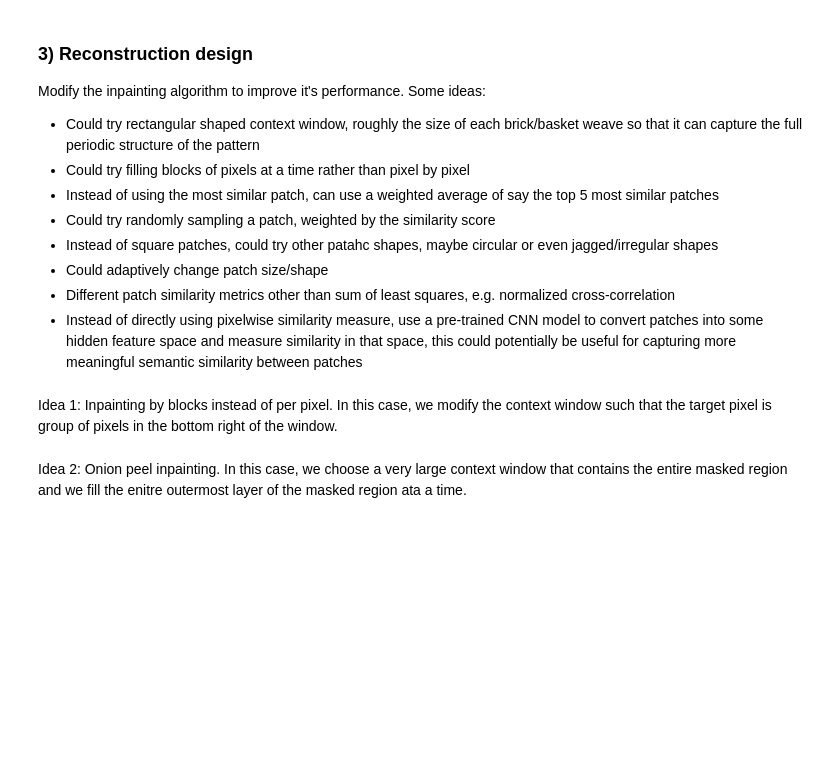
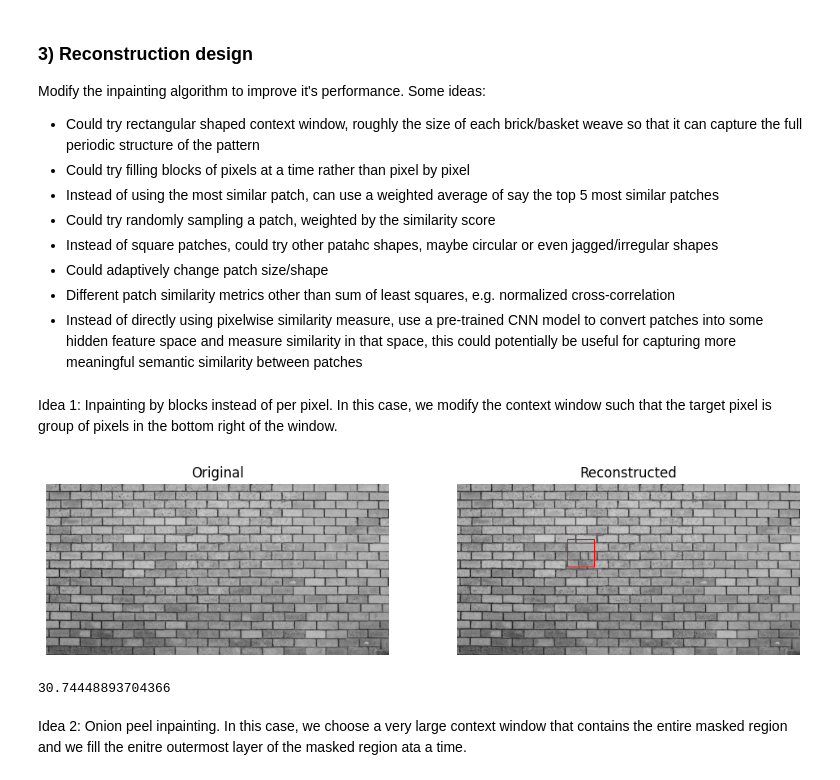
Before and after one commit to tsultan16/COMP90086_Assignment3, a Jupyter notebook: Assignment_3_copy.ipynb, the cells around one changed output. Saved outputs shown, nothing was run; the diff lists cells and outputs as text; code cells hidden in the pictures; blank space fills up the shorter version.

Commit message:
implemented block by block infilling

```diff
--- a/Assignment_3_copy.ipynb
+++ b/Assignment_3_copy.ipynb
@@ -250,9 +251,9 @@ def infill_image(masked_image, maskpos, patterns, values, offsets, similarity_me
 
     return masked_image
 # %%
-maskpos = {'xmin':200, 'ymin':100, 'size':50}
+mask_pos = {'xmin':200, 'ymin':100, 'size':50}
 # %%
-masked_image = infill_image(masked_image, maskpos, patterns, values, offsets, similarity_metric='ssd')
+masked_image = infill_image(masked_image, mask_pos, patterns, values, offsets, similarity_metric='ssd')
 # %%
 box_pos = (maskxmin, maskymin)
 box_width = maskxmax-maskxmin+1
@@ -521,13 +522,3 @@ Modify the inpainting algorithm to improve it's performance. Some ideas:
 - Instead of directly using pixelwise similarity measure, use a pre-trained CNN model to convert patches into some hidden feature space and measure similarity in that space, this could potentially be useful for capturing more meaningful semantic similarity between patches
 # %% [markdown]
 Idea 1: Inpainting by blocks instead of per pixel. In this case, we modify the context window such that the target pixel is group of pixels in the bottom right of the window.
-# %%
-# modified context window with target block of pixels in bottom right
-def make_context_locations_bottomright(height, width, blocksize=1):
-    array_size = (height*width-1,2)
-    offsets = np.empty(shape=(0,2),dtype=int)
-    for x in range(1-width,1-(blocksize+1)):
-        for y in range (1-height,1-(blocksize+1)):
-            if y!=0 or x!=0:
-                offsets = np.concatenate((offsets, np.array([[y,x]])),axis=0)
-    return offsets
@@ -534,2 +658,30 @@ def make_context_locations_bottomright(height, width, blocksize=1):
+# %%
+mask_pos = {'xmin':200, 'ymin':100, 'size':50}
+mask_size = 50
+
+brick_mask = makemask(brick_image, mask_pos['xmin'], mask_pos['xmin']+mask_size, mask_pos['ymin'], mask_pos['ymin']+mask_size)
+masked_image = brick_image*(1-brick_mask)
+
+# get offsets
+context_width = 10
+context_height = 10
+blocksize = 2
+offsets = make_context_locations_bottomright(context_height, context_width, blocksize)
+
+# get all context patterns
+patterns, values = get_all_patterns_block(brick_image, offsets, mask, blocksize=blocksize)
+
+# infill/reconstruct from masked image
+masked_image = infill_image_block(masked_image, mask_pos, patterns, values, offsets, blocksize=blocksize)
+
+box_pos = (mask_pos['xmin'], mask_pos['ymin'])
+box_width = mask_pos['size']
+box_height = mask_pos['size']
+imshow_box(brick_image, masked_image, box_pos, box_width, box_height)
+
+rms_error(brick_image, masked_image, brick_mask)
+# %% [output]
+[figure, added]
+30.74448893704366
 # %% [markdown]
 Idea 2: Onion peel inpainting. In this case, we choose a very large context window that contains the entire masked region and we fill the enitre outermost layer of the masked region ata a time.
```
Also changed, not shown: parts of 3 cells of this notebook.
